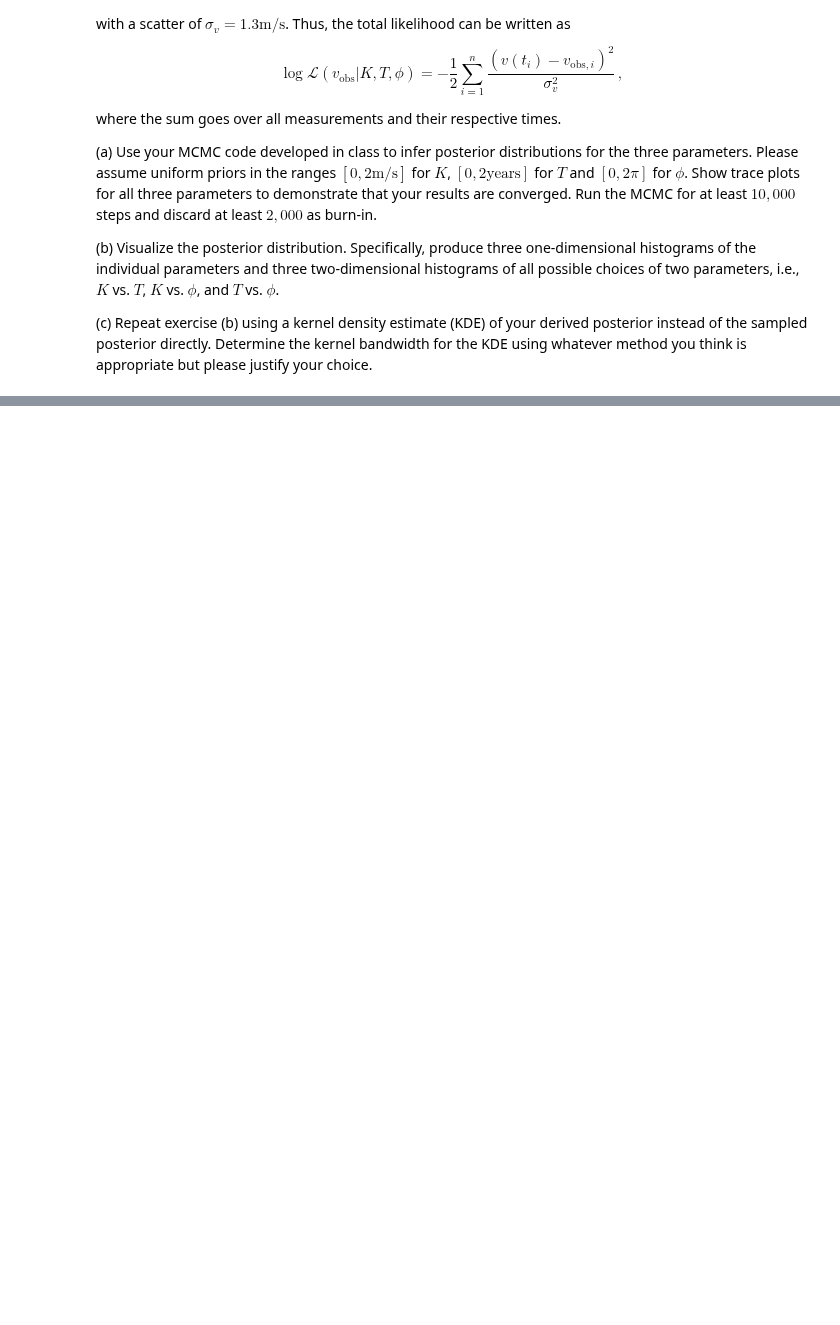
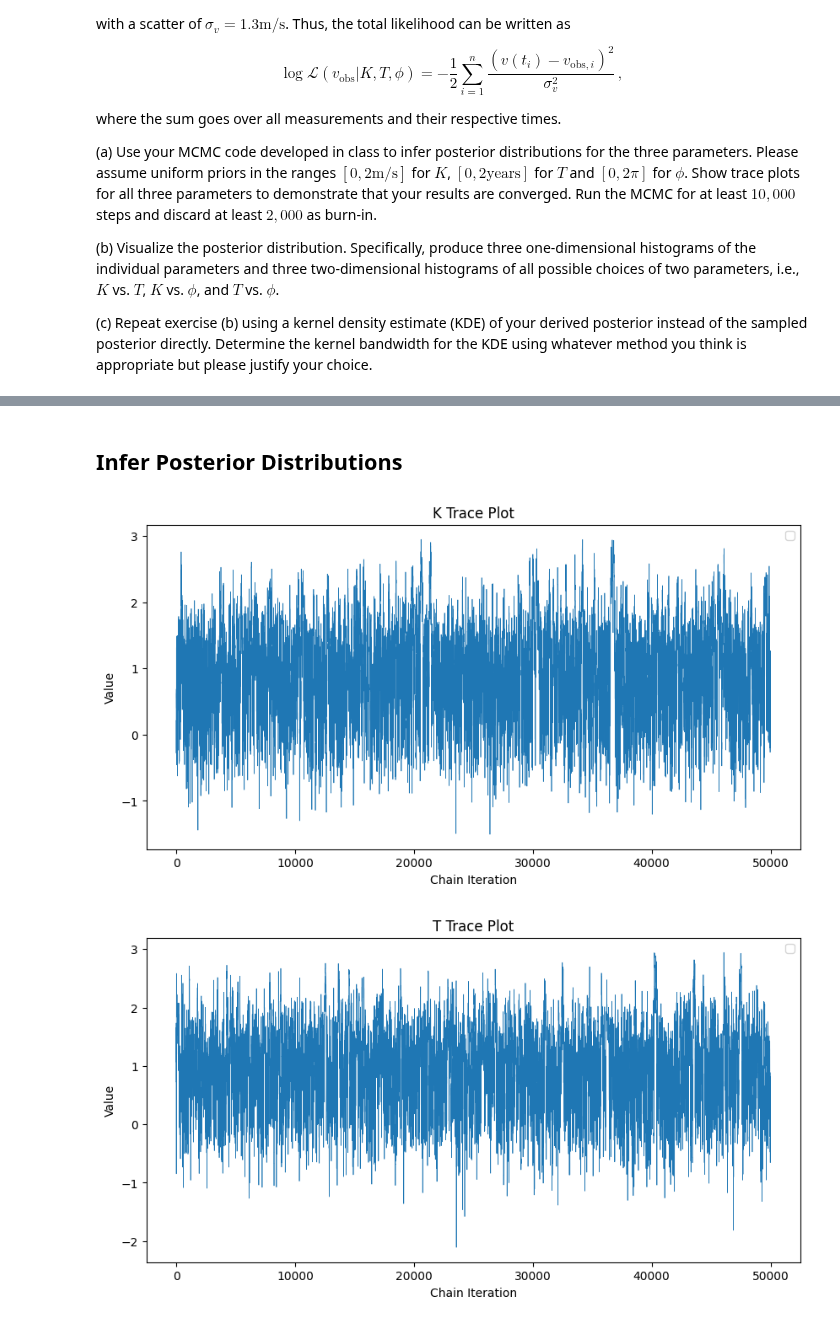
Before and after one commit to queue-h/ISCI-396, a Jupyter notebook: problem_sets/Problem_Set_9.ipynb, the cells around one changed output, grey strips where cells are left out. Drawn from its saved outputs; the diff is of its cells as text; code cells hidden in the pictures; blank space fills up the shorter version.

```diff
--- a/problem_sets/Problem_Set_9.ipynb
+++ b/problem_sets/Problem_Set_9.ipynb
@@ -41,0 +148,26 @@ plt.legend(loc='upper center');
+# %% [markdown]
+## Infer Posterior Distributions
+# %%
+k_uniform = np.random.uniform(0, 2, 3)
+t_uniform = np.random.uniform(0, 2, 3)
+phi_uniform = np.random.uniform(0, 2 * math.pi, 3)
+
+def make_plot(title, sequence):
+    burn_in = 3000
+    num_steps = 50000
+
+    fig, ax = plt.subplots(figsize=(10, 5))
+    chain, f_accept = run_mcmc(sequence, log_posterior, num_steps, burn_in = burn_in)
+    plt.plot(chain[:, 0], linewidth = 0.5)
+    plt.xlabel("Chain Iteration")
+    plt.ylabel("Value")
+    plt.title(f"{title} Trace Plot")
+    plt.legend()
+    plt.show()
+
+make_plot("K", k_uniform)
+make_plot("T", t_uniform)
+make_plot("Phi", phi_uniform)
+# %% [output]
+[figure, added]
+[figure, added]
```
Also changed, not shown: parts of 10 cells of this notebook, 3 other files.
